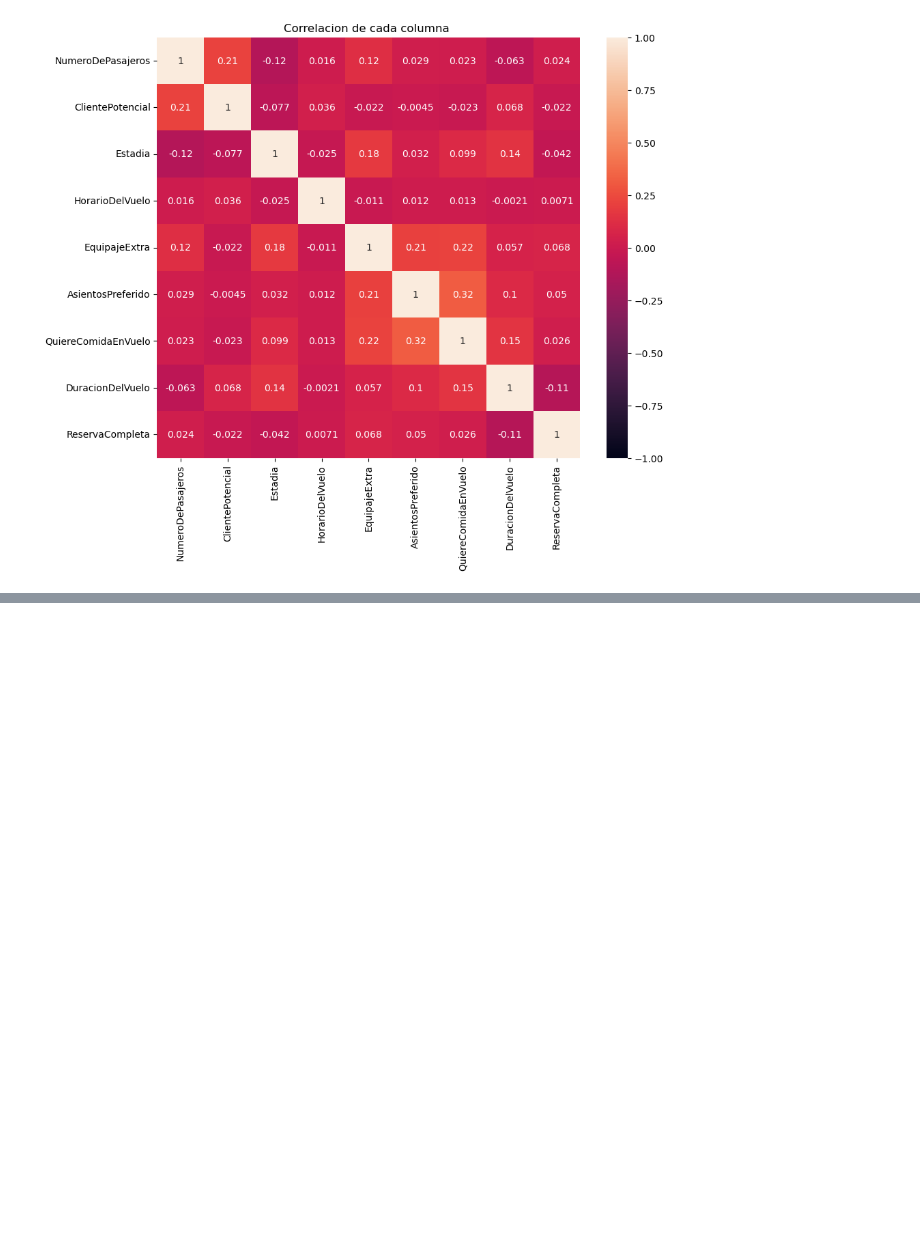
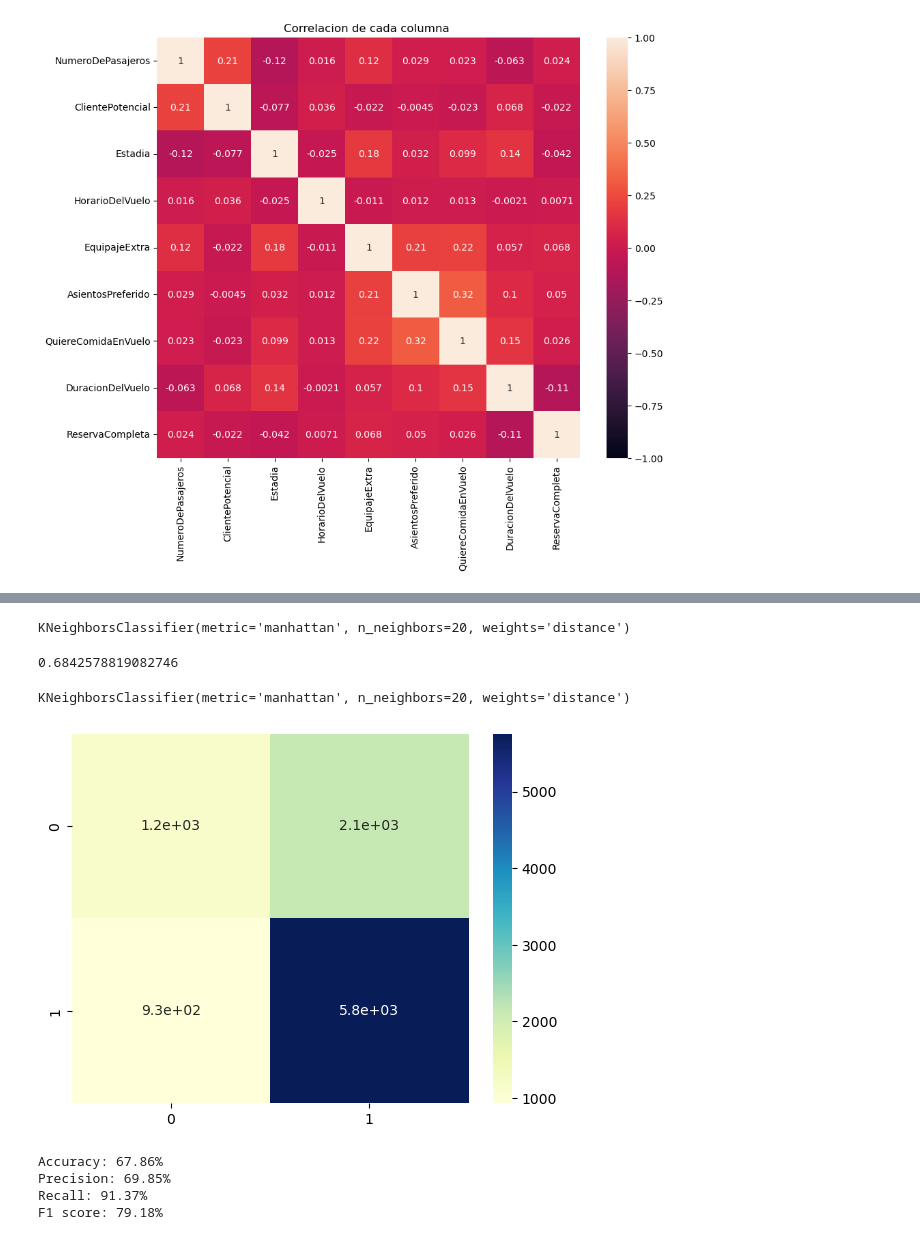
Before and after one commit to oxandaburu/3-Entrega-Grupo-8, a Jupyter notebook: Aprendisaje Supervisado Clasificacion.ipynb, the cells around one changed output, grey strips where cells are left out. Cells and saved outputs as stored; diff of their text form; code cells hidden in the pictures; blank space fills up the shorter version.

```diff
--- a/Aprendisaje Supervisado Clasificacion.ipynb
+++ b/Aprendisaje Supervisado Clasificacion.ipynb
@@ -667,0 +652,2 @@ sns.heatmap(random_confusion, cmap="YlGnBu",annot=True);
+# %%
+vecinos_search.fit(X_train, y_train)
@@ -667,0 +663,32 @@ sns.heatmap(random_confusion, cmap="YlGnBu",annot=True);
+# %%
+vecinos_search.best_estimator_
+# %% [output]
+KNeighborsClassifier(metric='manhattan', n_neighbors=20, weights='distance')
+# %%
+vecinos_search.best_score_
+# %% [output]
+0.6842578819082746
+# %%
+knn_best = vecinos_search.best_estimator_
+# %%
+knn_best.fit(X_train, y_train)
+# %% [output]
+KNeighborsClassifier(metric='manhattan', n_neighbors=20, weights='distance')
+# %%
+new_predictions = knn_best.predict(X_test)
+# %%
+plt.figure()
+random_confusion = confusion_matrix(y_test, new_predictions)
+sns.heatmap(random_confusion, cmap="YlGnBu",annot=True);
+# %% [output]
+[figure, added]
+# %%
+print(f"Accuracy: {accuracy_score(y_test, y_test_pred)*100 :.2f}%")
+print(f"Precision: {precision_score(y_test, y_test_pred)*100 :.2f}%")
+print(f"Recall: {recall_score(y_test, y_test_pred)*100 :.2f}%")
+print(f"F1 score: {f1_score(y_test, y_test_pred)*100 :.2f}%")
+# %% [output]
+Accuracy: 67.86%
+Precision: 69.85%
+Recall: 91.37%
+F1 score: 79.18%
```
Also changed, not shown: parts of 112 cells of this notebook.
